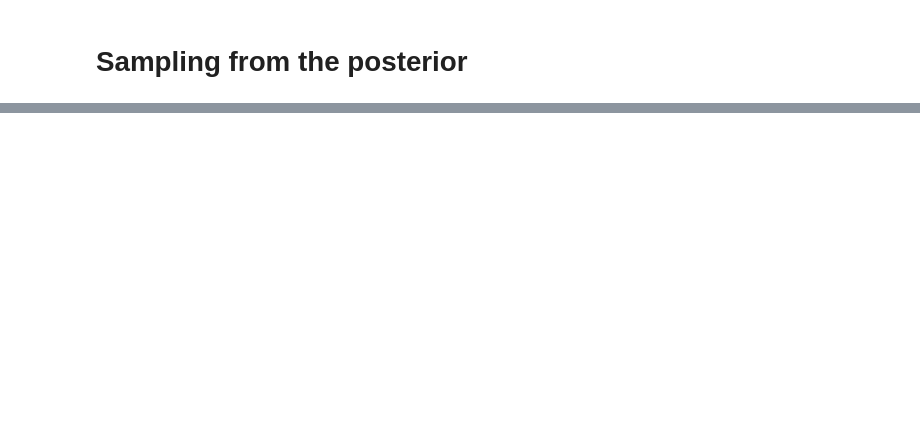
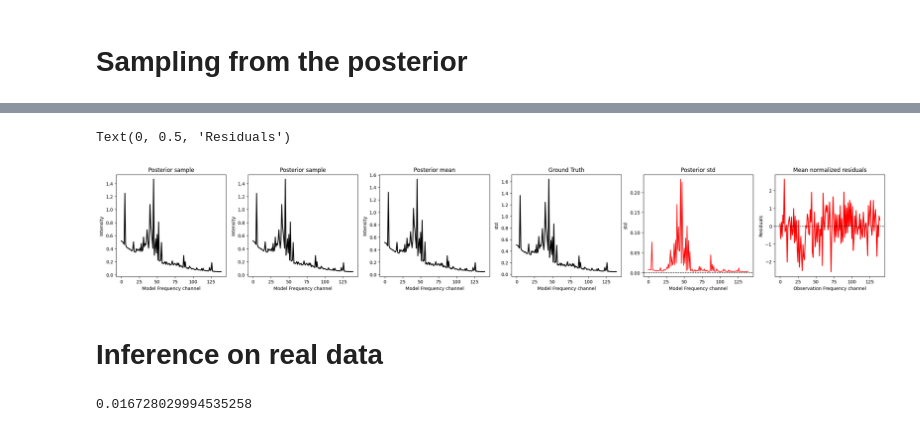
Before and after one commit to AlexandreAdam/RIM_xray_spectra, a Jupyter notebook: notebooks/score_xray_clusters.ipynb, the cells around one changed output, grey strips where cells are left out. Cells and saved outputs as stored; diff of their text form; code cells hidden in the pictures; blank space fills up the shorter version.

```diff
--- a/notebooks/score_xray_clusters.ipynb
+++ b/notebooks/score_xray_clusters.ipynb
@@ -158,0 +184,46 @@ posterior_samples = score_model.sample(n, shape, em_steps, score_fn, guidance_fa
+# %%
+fig, axs = plt.subplots(1, 6, figsize=(6*5, 4))
+
+for i in range(2):
+    k = np.random.randint(n) * 0
+    ax = axs[i]
+    ax.set_title("Posterior sample")
+    ax.plot(posterior_samples[k].cpu().squeeze(), "-k", lw=2)
+    ax.set_xlabel("Model Frequency channel")
+    ax.set_ylabel("Intensity")
+
+i = 2
+ax = axs[i]
+ax.set_title("Posterior mean")
+ax.plot(posterior_samples.cpu().squeeze().mean(dim=0), "-k", lw=2)
+ax.set_xlabel("Model Frequency channel")
+ax.set_ylabel("Intensity")
+
+i = 3
+ax = axs[i]
+ax.set_title("Ground Truth")
+ax.plot(x_true, "-k", lw=2)
+ax.set_xlabel("Model Frequency channel")
+ax.set_ylabel("std")
+
+i = 4
+ax = axs[i]
+ax.set_title("Posterior std")
+ax.plot(posterior_samples.cpu().squeeze().std(dim=0), "-r")
+ax.axhline(0, color="k", lw=1, ls="--")
+ax.set_xlabel("Model Frequency channel")
+ax.set_ylabel("std")
+
+
+i = 5
+ax = axs[i]
+ax.set_title("Mean normalized residuals")
+ax.plot((A @ posterior_samples.cpu().squeeze().mean(dim=0).numpy() - y) / sigma_n, "-r", lw=2)
+ax.axhline(0, color="k", lw=1, ls="--")
+ax.set_xlabel("Observation Frequency channel")
+ax.set_ylabel("Residuals")
+# %% [output]
+Text(0, 0.5, 'Residuals')
+[figure, added]
+# %% [markdown]
+# Inference on real data
@@ -158,0 +250,6 @@ posterior_samples = score_model.sample(n, shape, em_steps, score_fn, guidance_fa
+# %%
+# Get a rough estimate of the noise level
+sigma_n = spectrum_counts.std() / 5 # ducktape so that noise in our fake obs match what is observed roughly
+sigma_n
+# %% [output]
+0.016728029994535258
```
Also changed, not shown: parts of 21 cells of this notebook, 2 other files.
